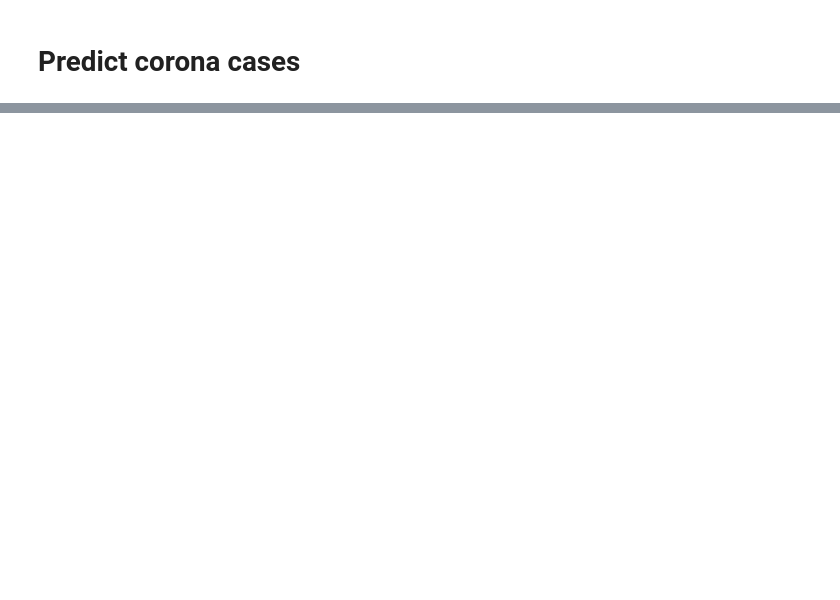
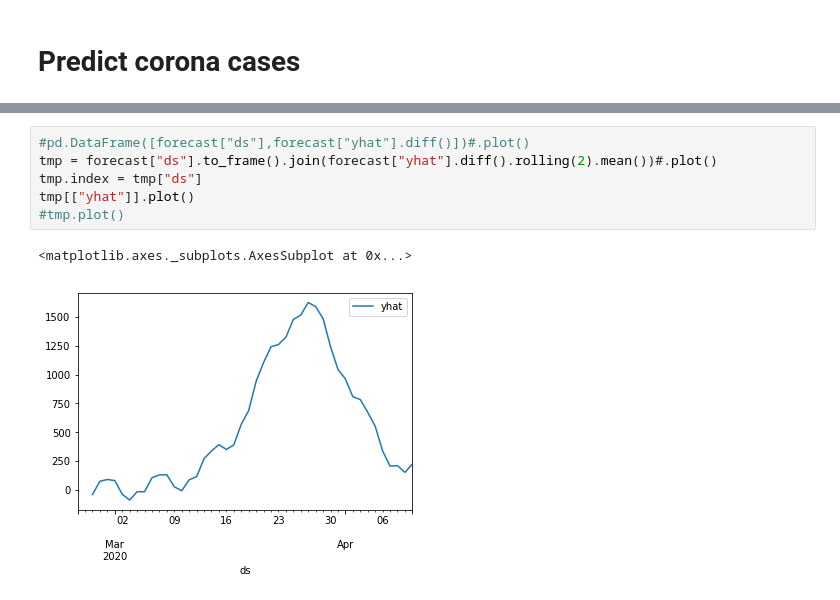
Before and after one commit to plotti/corona, a Jupyter notebook: Predict.ipynb, the cells around one changed output, grey strips where cells are left out. Cells and saved outputs as stored; diff of their text form; blank space fills up the shorter version.

```diff
--- a/Predict.ipynb
+++ b/Predict.ipynb
@@ -44,0 +68,9 @@ fig1 = m.plot(forecast)
+# %%
+#pd.DataFrame([forecast["ds"],forecast["yhat"].diff()])#.plot()
+tmp = forecast["ds"].to_frame().join(forecast["yhat"].diff().rolling(2).mean())#.plot()
+tmp.index = tmp["ds"]
+tmp[["yhat"]].plot()
+#tmp.plot()
+# %% [output]
+<matplotlib.axes._subplots.AxesSubplot at 0x...>
+[figure, added]
```
Also changed, not shown: parts of 10 cells of this notebook, 1 other file.
